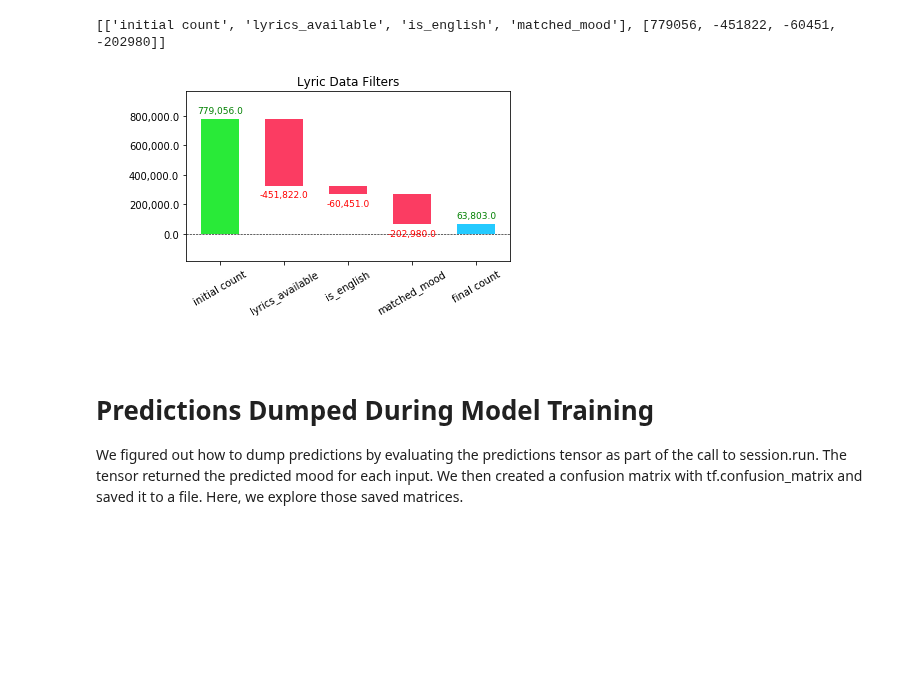
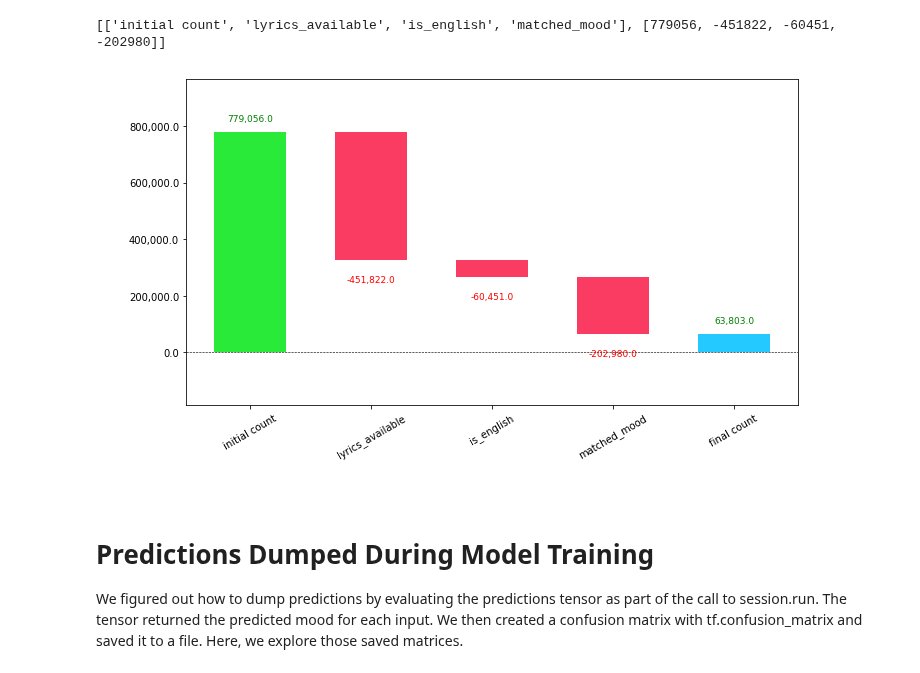
Before and after one commit to workmanjack/lyric-mood-classification, a Jupyter notebook: visualizations.ipynb, the cells around one changed output. Cells and saved outputs as stored; diff of their text form; code cells hidden in the pictures; blank space fills up the shorter version.

Commit message:
regenerated paper figures for submission

```diff
--- a/visualizations.ipynb
+++ b/visualizations.ipynb
@@ -50,13 +50,14 @@ print(waterfall_net)
 # %% [output]
 [['initial count', 'lyrics_available', 'is_english', 'matched_mood'], [779056, -451822, -60451, -202980]]
 # %%
-my_plot = waterfall_chart.plot(
+fig, ax = waterfall_chart.plot(
     waterfall_net[0],
     waterfall_net[1],
     net_label='final count',
-    Title='Lyric Data Filters')
+    figsize=(10,6))
+fig.savefig('examples/figure-1.png')
 # %% [output]
-[figure, old version]
+[figure, new version]
 # %% [markdown]
 # Predictions Dumped During Model Training
 
```
Also changed, not shown: parts of 7 cells of this notebook, 8 other files.
